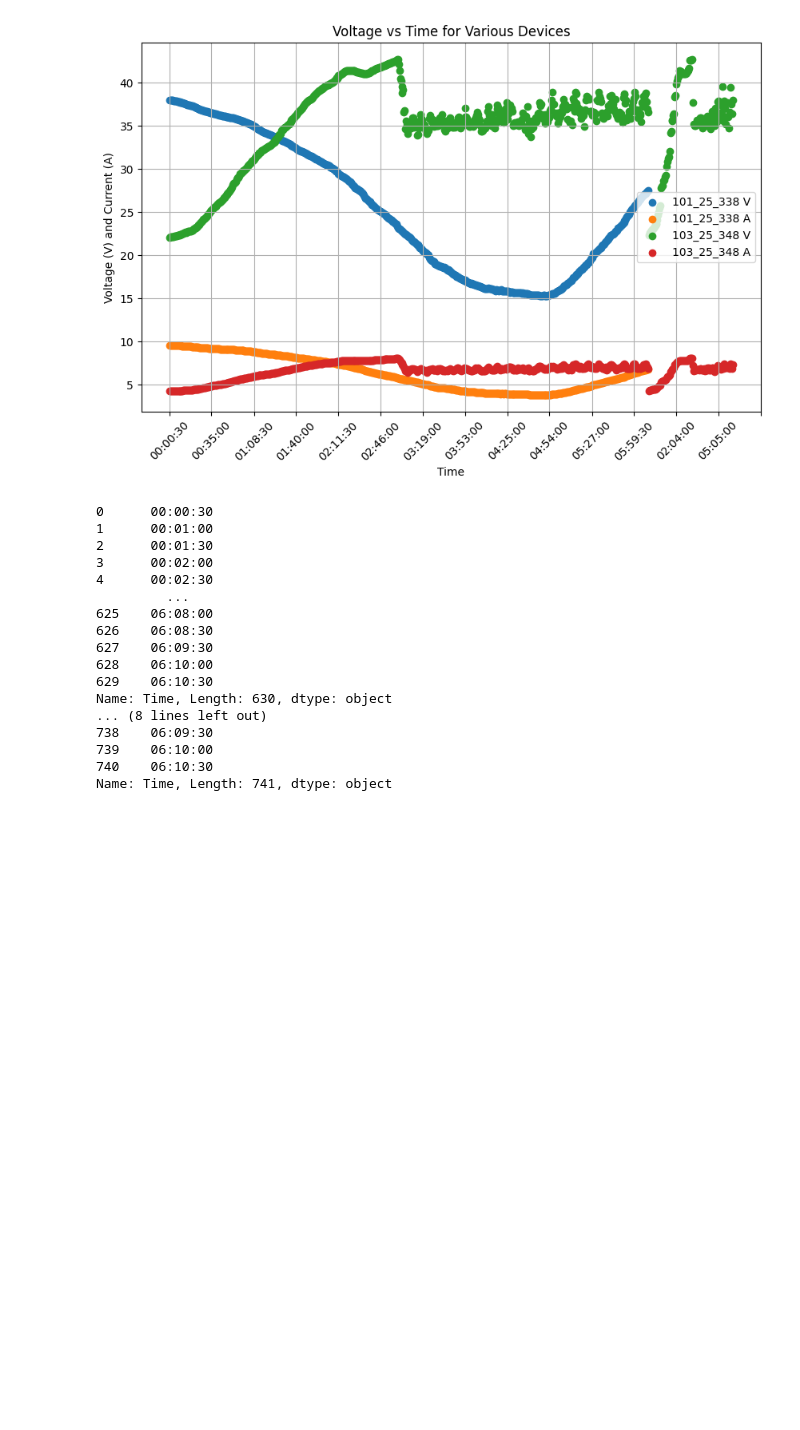
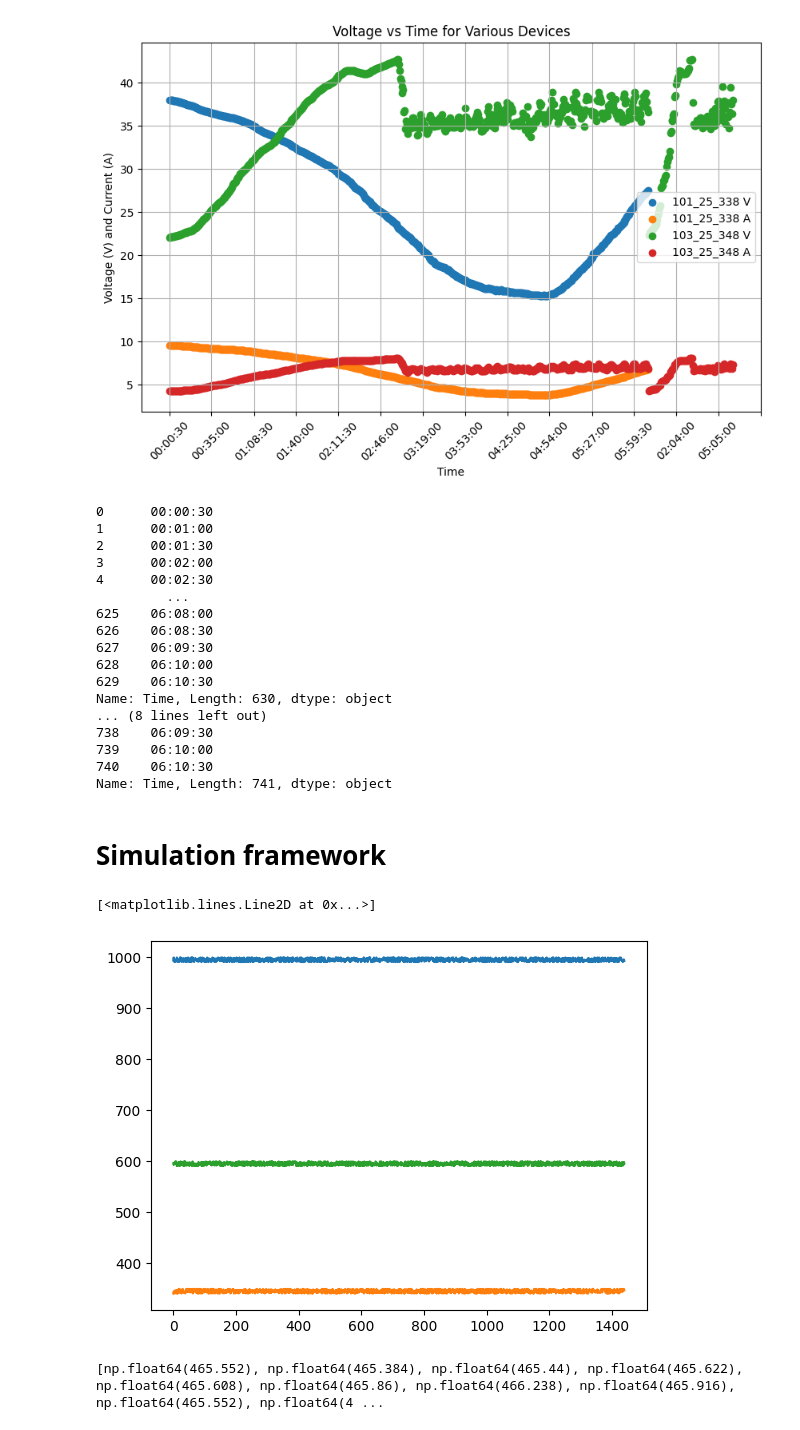
Before and after one commit to Manish-Khanalv1/South-Pole-Data, a Jupyter notebook: data_plot_25_12.ipynb, the cells around one changed output. Drawn from its saved outputs; the diff is of its cells as text; code cells hidden in the pictures; blank space fills up the shorter version.

Commit message:
new function added for equation, plot of the simulated power

```diff
--- a/data_plot_25_12.ipynb
+++ b/data_plot_25_12.ipynb
@@ -264,3 +269,5 @@ Name: Time, Length: 630, dtype: object
 739    06:10:00
 740    06:10:30
 Name: Time, Length: 741, dtype: object
+# %% [markdown]
+# Simulation framework
@@ -266,0 +280,12 @@ Name: Time, Length: 741, dtype: object
+# %%
+time = np.arange(1440)
+dir_data = np.array(random.choices(range(990, 1000), k=1440))
+diff_data = np.array(random.choices(range(340, 350), k=1440))
+up_data = np.array(random.choices(range(590, 600), k=1440))
+# %%
+plt.plot(time,dir_data)
+plt.plot(time,diff_data)
+plt.plot(time,up_data)
+# %% [output]
+[<matplotlib.lines.Line2D at 0x...>]
+[figure, added]
@@ -266,0 +320,4 @@ Name: Time, Length: 741, dtype: object
+# %%
+print(simulated_power(solar_angle,dir_data, diff_data, up_data))
+# %% [output]
+[np.float64(465.552), np.float64(465.384), np.float64(465.44), np.float64(465.622), np.float64(465.608), np.float64(465.86), np.float64(466.238), np.float64(465.916), np.float64(465.552), np.float64(4 ...
```
Also changed, not shown: parts of 9 cells of this notebook.
